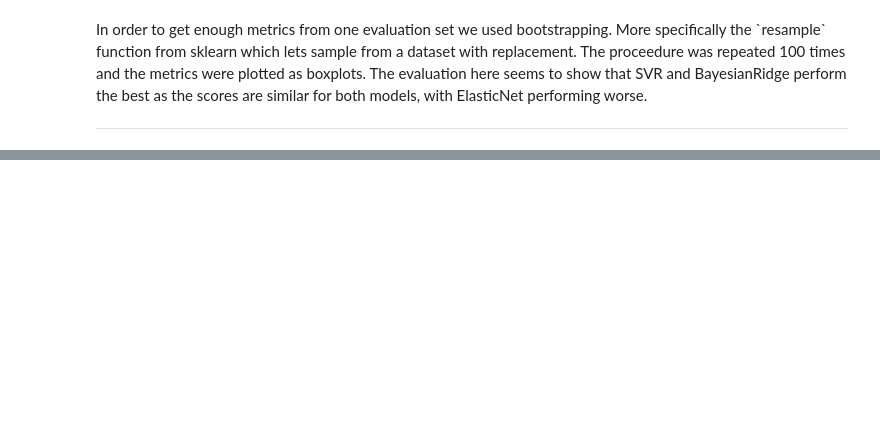
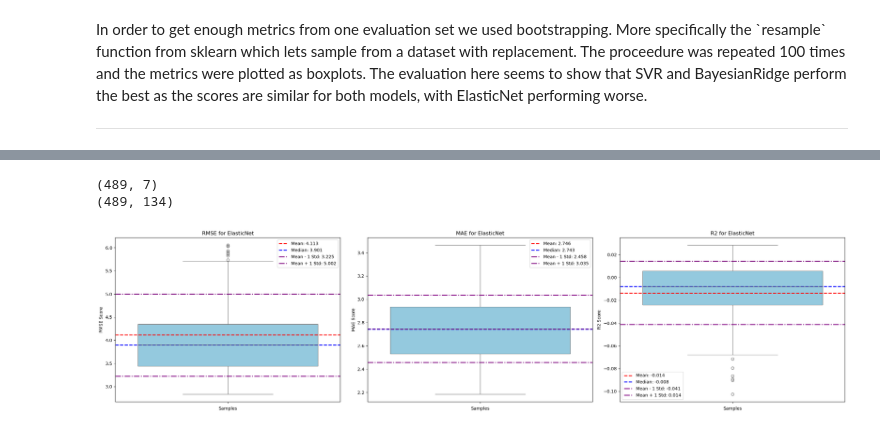
Before and after one commit to RafailTn/Assignment-1, a Jupyter notebook: notebooks/model_analysis.ipynb, the cells around one changed output, grey strips where cells are left out. Cells and saved outputs as stored; diff of their text form; code cells hidden in the pictures; blank space fills up the shorter version.

```diff
--- a/notebooks/model_analysis.ipynb
+++ b/notebooks/model_analysis.ipynb
@@ -176,0 +164,26 @@ Mean negative RMSE for optimal features (135): -4.1183
+# %%
+# Train each model with its corresponding features
+x_mod_elnet = x[features_per_model['ElasticNet']]
+x_mod_bayesian = x[features_per_model['BayesianRidge']]
+x_val_elnet = val_x[features_per_model['ElasticNet']]
+x_val_bayesian = val_x[features_per_model['BayesianRidge']]
+print(x_mod_elnet.shape)
+print(x_mod_bayesian.shape)
+# %% [output]
+(489, 7)
+(489, 134)
+# %%
+model = ElasticNet()
+# Create a pipeline for each baseline model
+pipeline = functions.create_pipeline(model)
+preds, trained_pipeline = functions.train_model_and_predict(x_mod_elnet, y, x_val_elnet, pipeline, root_path=root, filename=f"{model.__class__.__name__}_rfe.pkl", save=True)
+# Calculate metrics
+scores = functions.bootstrap(x_mod_elnet, y, x_val_elnet, val_y, pipeline, n_iter=20, bstrap=False, kf=True)
+rmse_scores, mae_scores, r2_scores = scores['rmse_scores'], scores['mae_scores'], scores['r2_scores']
+mean_rmse, std_rmse, median_rmse = functions.calculate_statistics(rmse_scores)
+mean_mae, std_mae, median_mae = functions.calculate_statistics(mae_scores)
+mean_r2, std_r2, median_r2 = functions.calculate_statistics(r2_scores)
+# Create a boxplot
+functions.create_boxplot([rmse_scores, mae_scores, r2_scores], model.__class__.__name__, ["RMSE", "MAE", "R2"], [mean_rmse, mean_mae, mean_r2], [std_rmse, std_mae, std_r2], [median_rmse, median_mae, median_r2])
+# %% [output]
+[figure, added]
```
Also changed, not shown: parts of 12 cells of this notebook, 8 other files.
